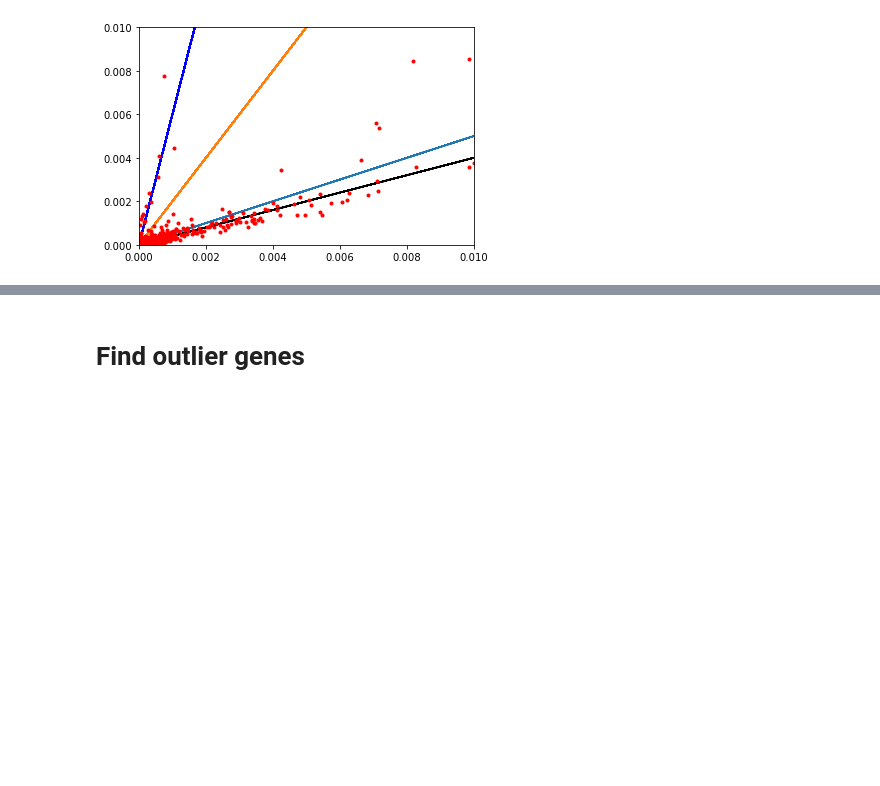
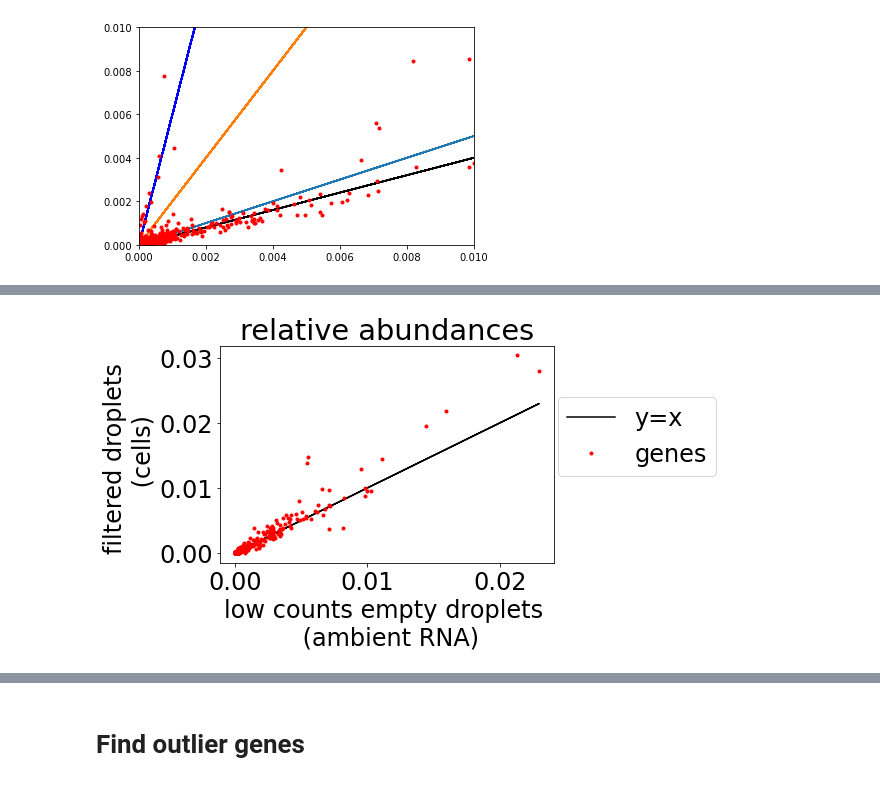
Before and after one commit to meichenfang/FP_2025, a Jupyter notebook: empty_droplets.ipynb, the cells around one changed output, grey strips where cells are left out. Cells and saved outputs as stored; diff of their text form; code cells hidden in the pictures; blank space fills up the shorter version.

```diff
--- a/empty_droplets.ipynb
+++ b/empty_droplets.ipynb
@@ -174,0 +190,13 @@ plt.ylim((0,0.01))
+# %%
+plt.rcParams['font.size'] = '24'
+
+plt.plot(empty_mean, 1*empty_mean,'k-',label="y=x");
+#plt.plot(empty_mean, 2*empty_mean,'-');
+#plt.plot(empty_mean, 0.5*empty_mean,'-');
+plt.plot(empty_mean, cells_mean,'r.',label="genes");
+plt.xlabel("low counts empty droplets \n (ambient RNA)")
+plt.ylabel("filtered droplets \n (cells)")
+plt.title("relative abundances")
+plt.legend(loc=(1.01,0.4));
+# %% [output]
+[figure, added]
```
Also changed, not shown: parts of 15 cells of this notebook.
